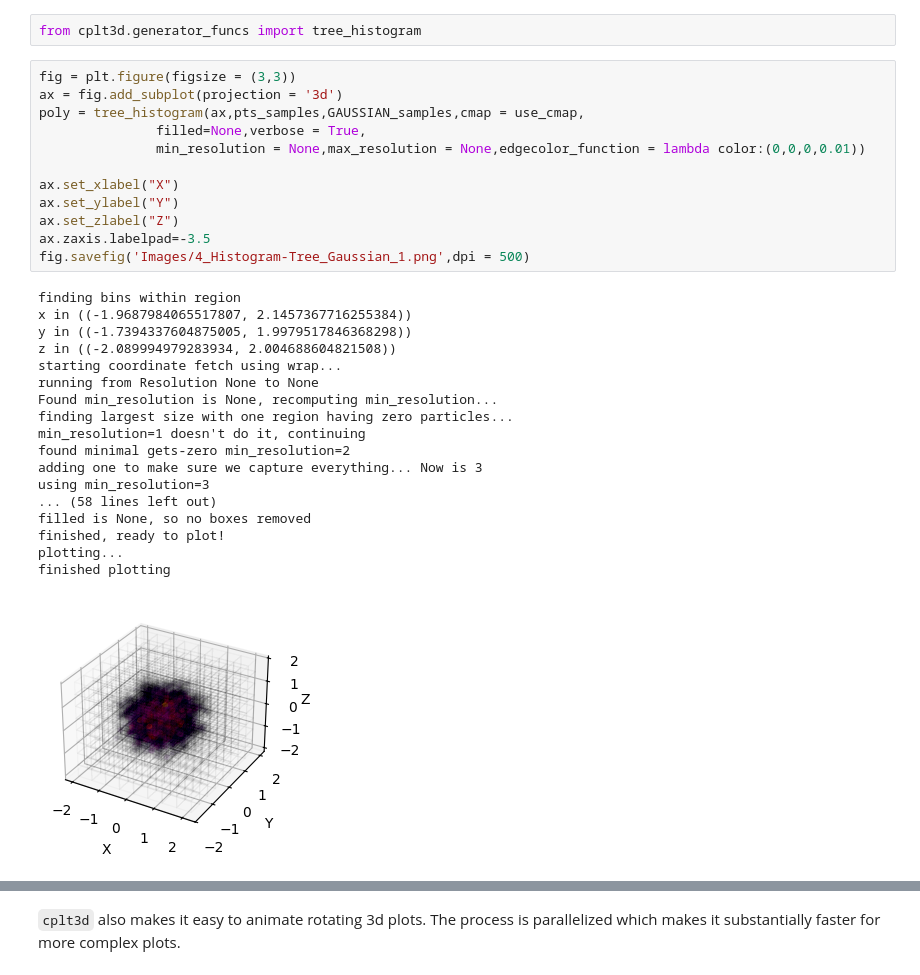
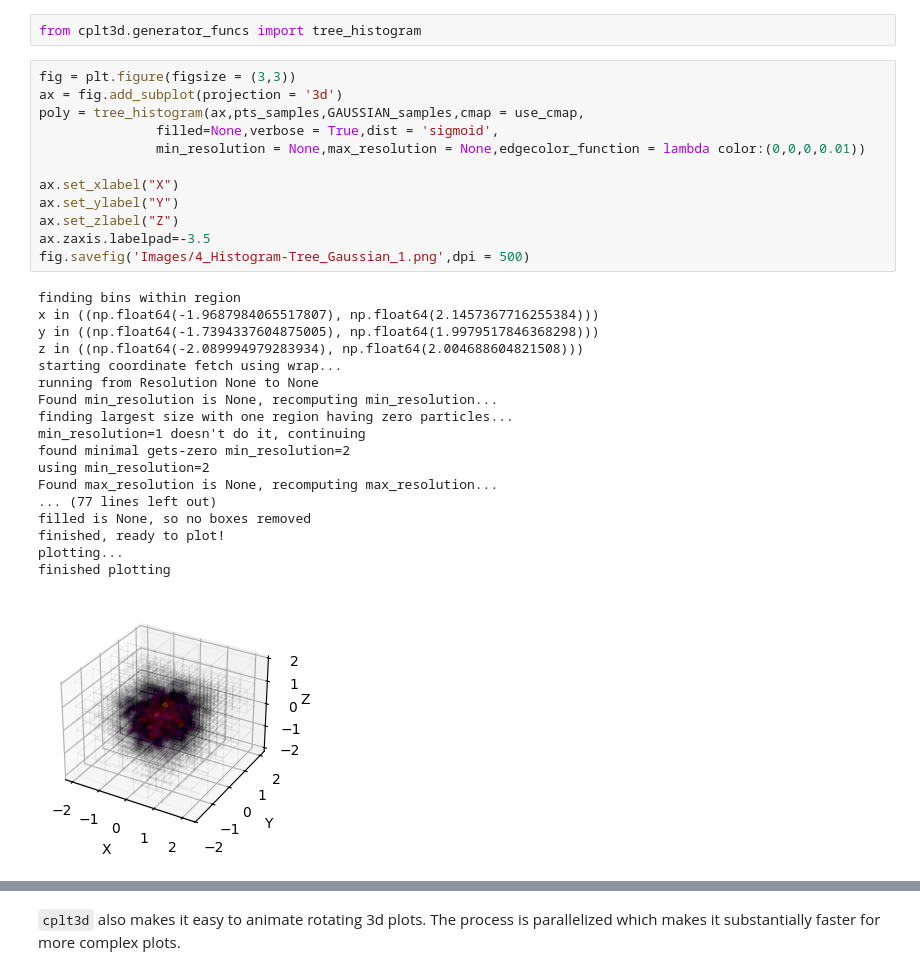
Before and after one commit to benmckcohen/cplt3d, a Jupyter notebook: Examples/Gaussian/Gaussian.ipynb, the cells around one changed output, grey strips where cells are left out. Saved outputs shown, nothing was run; the diff lists cells and outputs as text.

```diff
--- a/Examples/Gaussian/Gaussian.ipynb
+++ b/Examples/Gaussian/Gaussian.ipynb
@@ -135,34 +135,34 @@ from cplt3d.generator_funcs import tree_histogram
 # %%
 fig = plt.figure(figsize = (3,3))
 ax = fig.add_subplot(projection = '3d')
 poly = tree_histogram(ax,pts_samples,GAUSSIAN_samples,cmap = use_cmap,
-               filled=None,verbose = True,
+               filled=None,verbose = True,dist = 'sigmoid',
                min_resolution = None,max_resolution = None,edgecolor_function = lambda color:(0,0,0,0.01))
 
 ax.set_xlabel("X")
 ax.set_ylabel("Y")
 ax.set_zlabel("Z")
 ax.zaxis.labelpad=-3.5
 fig.savefig('Images/4_Histogram-Tree_Gaussian_1.png',dpi = 500)
 # %% [output]
 finding bins within region
-x in ((-1.9687984065517807, 2.1457367716255384))
-y in ((-1.7394337604875005, 1.9979517846368298))
-z in ((-2.089994979283934, 2.004688604821508))
+x in ((np.float64(-1.9687984065517807), np.float64(2.1457367716255384)))
+y in ((np.float64(-1.7394337604875005), np.float64(1.9979517846368298)))
+z in ((np.float64(-2.089994979283934), np.float64(2.004688604821508)))
 starting coordinate fetch using wrap...
 running from Resolution None to None
 Found min_resolution is None, recomputing min_resolution...
 finding largest size with one region having zero particles...
 min_resolution=1 doesn't do it, continuing
 found minimal gets-zero min_resolution=2
-adding one to make sure we capture everything... Now is 3
-using min_resolution=3
-... (58 lines left out)
+using min_resolution=2
+Found max_resolution is None, recomputing max_resolution...
+... (77 lines left out)
 filled is None, so no boxes removed
 finished, ready to plot!
 plotting...
 finished plotting
-[figure, old version]
+[figure, new version]
 # %%
 %%time
 from matplotlib.colors import LogNorm
```
Also changed, not shown: parts of 5 cells of this notebook, 7 other files.
